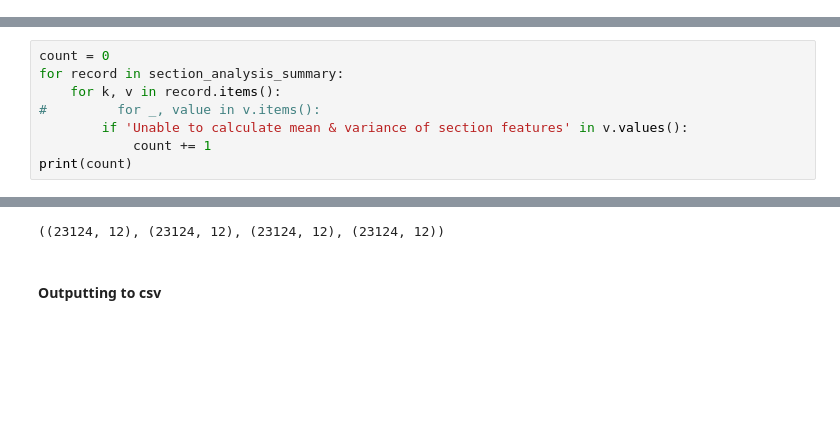
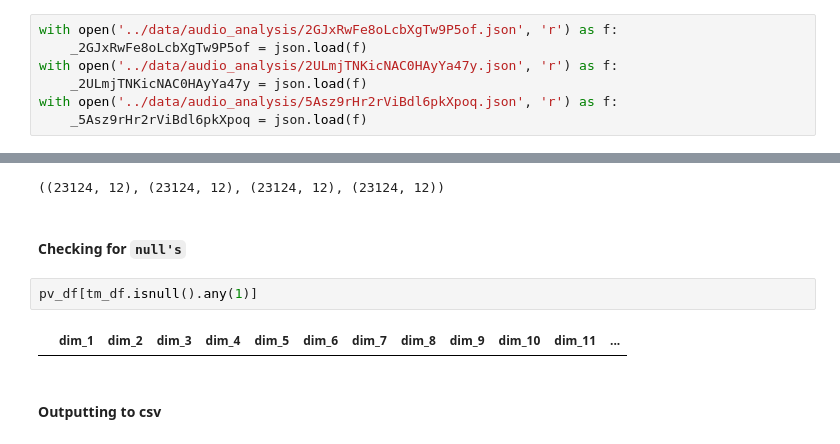
Before and after one commit to jonjohnsontc/songwriter-graph, a Jupyter notebook: notebooks/spotify_audio_analysis.ipynb, the cells around one changed output, grey strips where cells are left out. Saved outputs shown, nothing was run; the diff lists cells and outputs as text; blank space fills up the shorter version.

```diff
--- a/notebooks/spotify_audio_analysis.ipynb
+++ b/notebooks/spotify_audio_analysis.ipynb
@@ -202,0 +332,7 @@ for e in var_dicts:
+# %%
+with open('../data/audio_analysis/2GJxRwFe8oLcbXgTw9P5of.json', 'r') as f:
+    _2GJxRwFe8oLcbXgTw9P5of = json.load(f)
+with open('../data/audio_analysis/2ULmjTNKicNAC0HAyYa47y.json', 'r') as f:
+    _2ULmjTNKicNAC0HAyYa47y = json.load(f)
+with open('../data/audio_analysis/5Asz9rHr2rViBdl6pkXpoq.json', 'r') as f:
+    _5Asz9rHr2rViBdl6pkXpoq = json.load(f)
@@ -217,8 +365,0 @@ len(section_analysis_summary)
-# %%
-count = 0
-for record in section_analysis_summary:
-    for k, v in record.items():
-#         for _, value in v.items():
-        if 'Unable to calculate mean & variance of section features' in v.values():
-            count += 1
-print(count)
@@ -466,6 +595,12 @@ pv_df.drop_duplicates(inplace = True)
 tm_df.shape, tv_df.shape, pm_df.shape, pv_df.shape
 # %% [output]
 ((23124, 12), (23124, 12), (23124, 12), (23124, 12))
+# %% [markdown]
+#### Checking for `null's`
+# %%
+pv_df[tm_df.isnull().any(1)]
+# %% [output]
+|  | dim_1 | dim_2 | dim_3 | dim_4 | dim_5 | dim_6 | dim_7 | dim_8 | dim_9 | dim_10 | dim_11 | ... |
 # %% [markdown]
 #### Outputting to csv
 # %%
```
Also changed, not shown: parts of 37 cells of this notebook, 2 other files.
